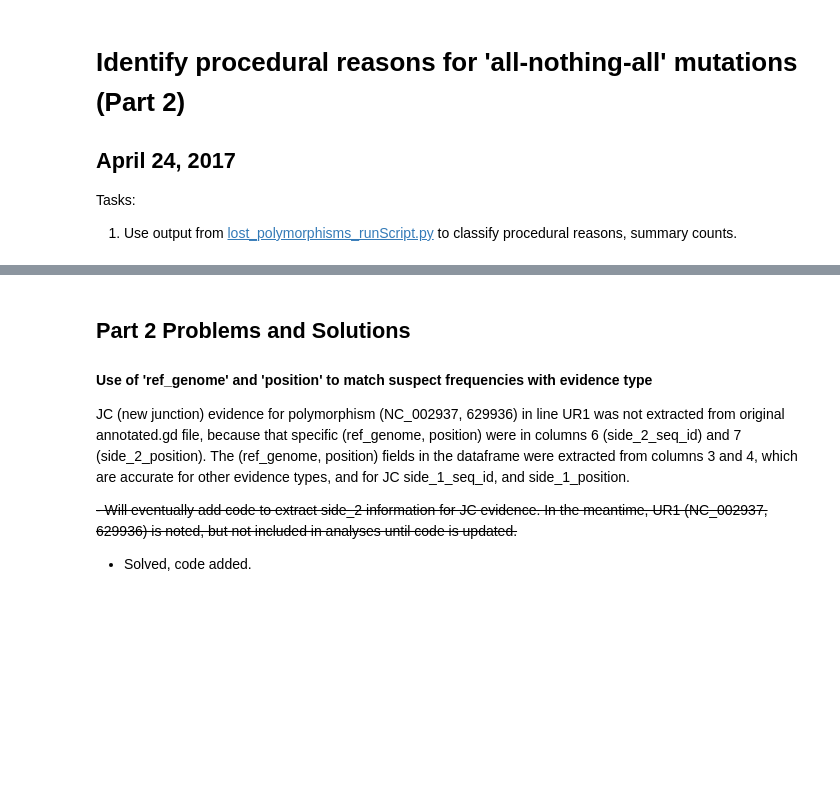
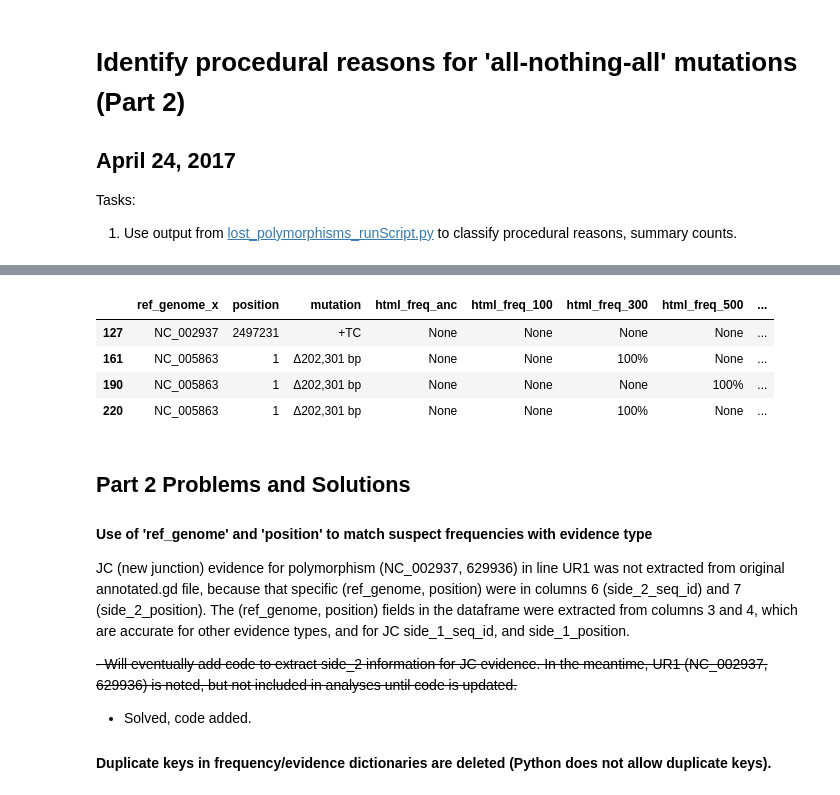
Before and after one commit to yeemey/dvh_mms2, a Jupyter notebook: lost_polymorphisms.ipynb, the cells around one changed output, grey strips where cells are left out. Saved outputs shown, nothing was run; the diff lists cells and outputs as text; code cells hidden in the pictures; blank space fills up the shorter version.

```diff
--- a/lost_polymorphisms.ipynb
+++ b/lost_polymorphisms.ipynb
@@ -242,3 +294,12 @@ ur1freqs_evidence[ur1freqs_evidence['frequency'] < 0.05]
+# %%
+#3. switch to consensus mode because frequencies <5%?, with known evidence?
+all_freqs_evidence[(all_freqs_evidence['frequency'] < 0.05) & (all_freqs_evidence['evidence_type'] != 'UN')]
+# %% [output]
+|  | ref_genome_x | position | mutation | html_freq_anc | html_freq_100 | html_freq_300 | html_freq_500 | ... |
+| 127 | NC_002937 | 2497231 | +TC | None | None | None | None | ... |
+| 161 | NC_005863 | 1 | Δ202,301 bp | None | None | 100% | None | ... |
+| 190 | NC_005863 | 1 | Δ202,301 bp | None | None | None | 100% | ... |
+| 220 | NC_005863 | 1 | Δ202,301 bp | None | None | 100% | None | ... |
 # %% [markdown]
 ## Part 2 Problems and Solutions
 
@@ -248,3 +309,5 @@ JC (new junction) evidence for polymorphism (NC_002937, 629936) in line UR1 was
 
 ~~- Will eventually add code to extract side_2 information for JC evidence. In the meantime, UR1 (NC_002937, 629936) is noted, but not included in analyses until code is updated.~~
 - Solved, code added.
+
+#### Duplicate keys in frequency/evidence dictionaries are deleted (Python does not allow duplicate keys).
```
Also changed, not shown: parts of 6 cells of this notebook.
